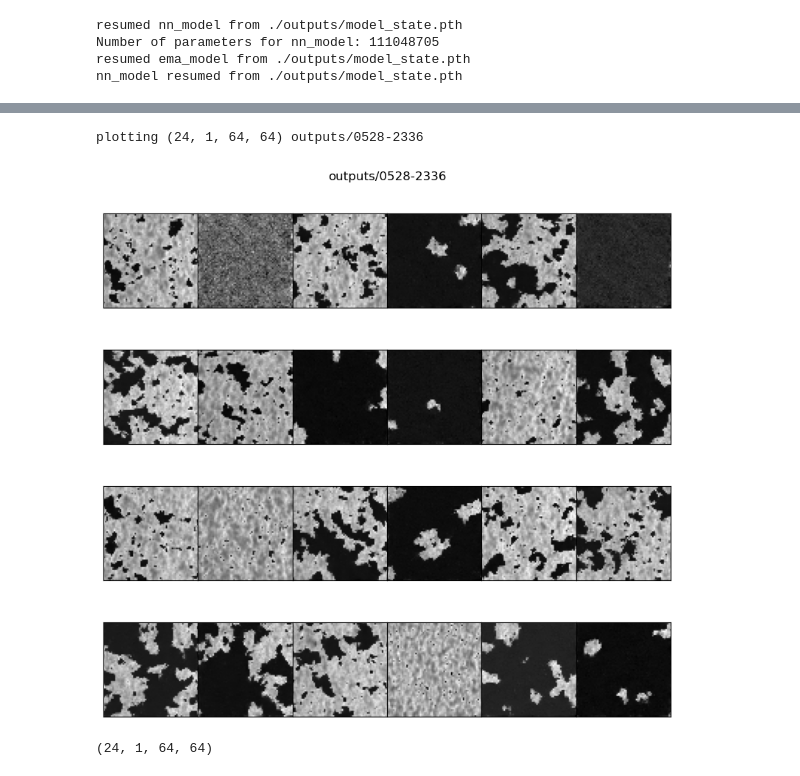
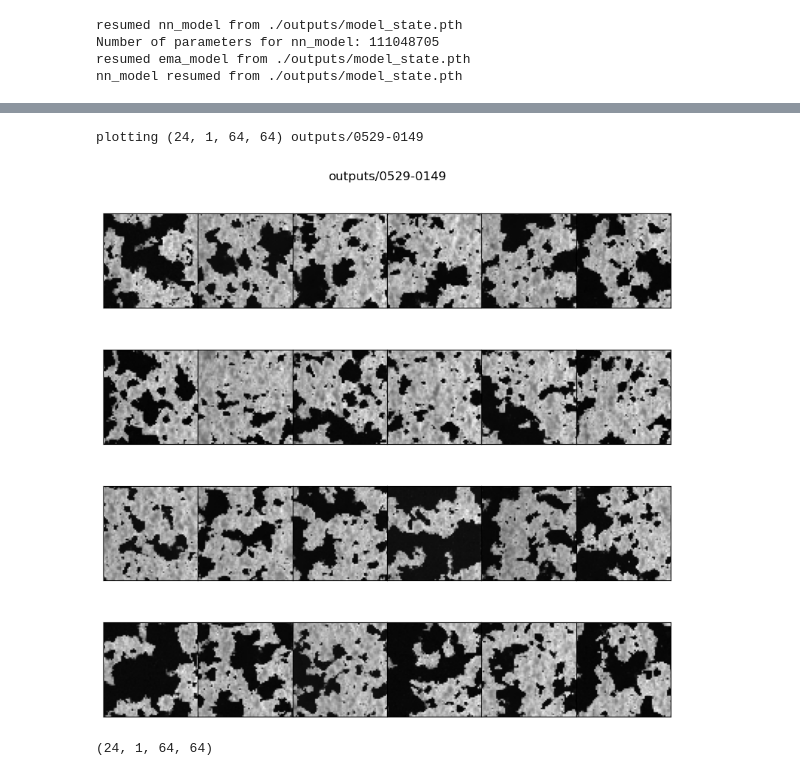
Before and after one commit to Xsmos/ml21cm, a Jupyter notebook: diffusion.ipynb, the cells around one changed output, grey strips where cells are left out. Drawn from its saved outputs; the diff is of its cells as text; code cells hidden in the pictures.

```diff
--- a/diffusion.ipynb
+++ b/diffusion.ipynb
@@ -204,9 +205,9 @@ class TrainConfig:
     # dim = 2
     dim = 2
     stride = (2,2) if dim == 2 else (2,2,4)
-    num_image = 2560#800#2560
-    batch_size = 10#20#2#100 # 10
-    n_epoch = 20#20#2#5#25 # 120
+    num_image = 5000#2560#800#2560
+    batch_size = 50#20#2#100 # 10
+    n_epoch = 50#20#20#2#5#25 # 120
     HII_DIM = 64
     num_redshift = 64#512#256#256#64#512#128
     channel = 1
@@ -535,10 +539,10 @@ def plot(filename, row=4, col=6):
 # %%
 # plot("outputs/0528-1433.npy")
 # plot("outputs/0520-2323.npy")
-plot("outputs/0528-2336.npy")
+plot("outputs/0529-0149.npy")
 # %% [output]
-plotting (24, 1, 64, 64) outputs/0528-2336
+plotting (24, 1, 64, 64) outputs/0529-0149
-[figure, old version]
+[figure, new version]
 # %%
 x = np.load("outputs/0528-1433.npy")
 print(x.shape)
```
Also changed, not shown: parts of 4 cells of this notebook, 1 other file.
